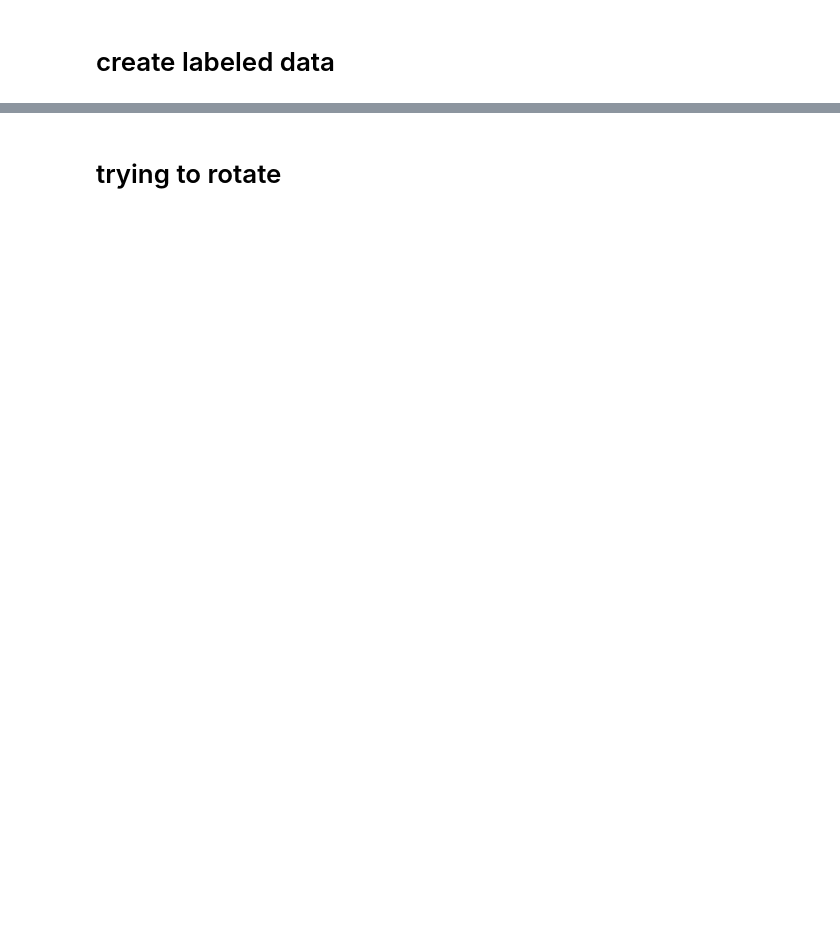
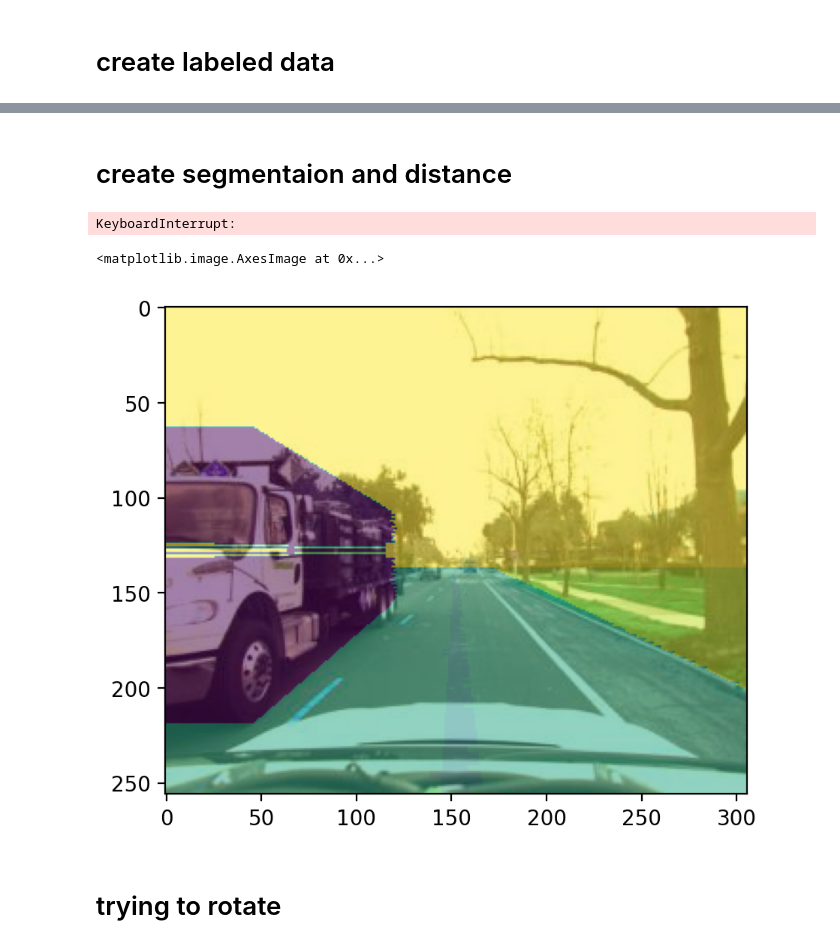
Before and after one commit to mmarinated/ssl_project, a Jupyter notebook: notebooks/opencv_and_top_down_segmentation.ipynb, the cells around one changed output, grey strips where cells are left out. Drawn from its saved outputs; the diff is of its cells as text; code cells hidden in the pictures; blank space fills up the shorter version.

```diff
--- a/notebooks/opencv_and_top_down_segmentation.ipynb
+++ b/notebooks/opencv_and_top_down_segmentation.ipynb
@@ -53,0 +41,2 @@ top_down_segmentation.create_data(slc=slice(100))
+# %% [markdown]
+# create segmentaion and distance
@@ -54,3 +45,23 @@ top_down_segmentation.create_data(slc=slice(100))
+# %%
+projections.create_label_data(107)
+# %% [output]
+KeyboardInterrupt:
+# %%
+scene_id = 107
+sample_id = 0
+name = 'CAM_FRONT'
+photo_hw = cv2.imread(f"../data/scene_{scene_id}/sample_{sample_id}/{name}.jpeg", cv2.IMREAD_UNCHANGED)
+segm_hw = cv2.imread(f"../data/scene_{scene_id}/sample_{sample_id}/SEGM_{name}.png", cv2.IMREAD_UNCHANGED)
+dist_hw = cv2.imread(f"../data/scene_{scene_id}/sample_{sample_id}/DIST_{name}.png", cv2.IMREAD_UNCHANGED)
+# %%
+fig, axis = plt.subplots(1, 1)
+
+axis.imshow(photo_hw)
+axis.imshow(segm_hw, alpha=0.5)
+# axis.imshow(dist_hw, alpha=1)
+# %% [output]
+<matplotlib.image.AxesImage at 0x...>
+[figure, added]
 # %% [markdown]
 # trying to rotate
 # %%
```
Also changed, not shown: parts of 6 cells of this notebook, 4 other files.
